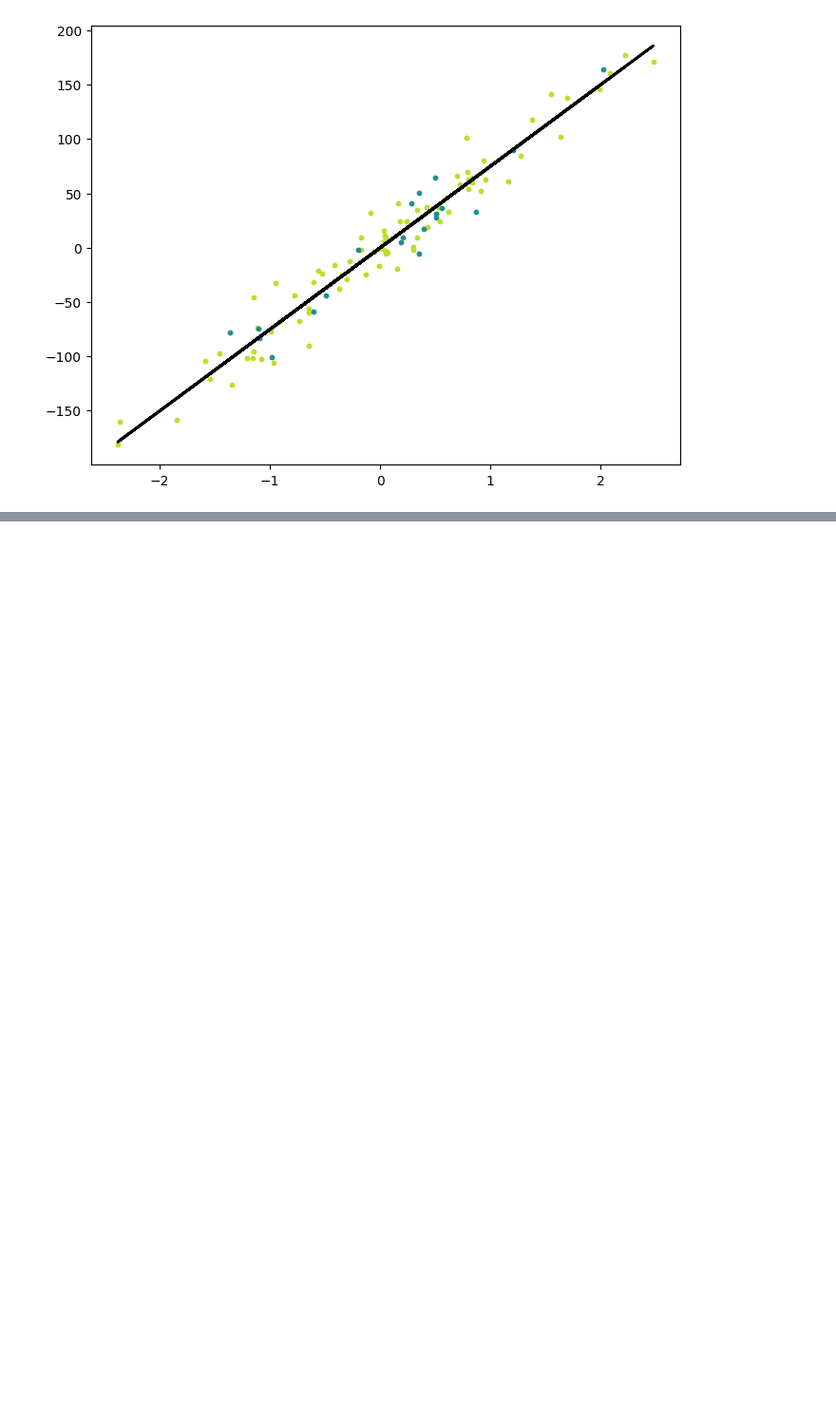
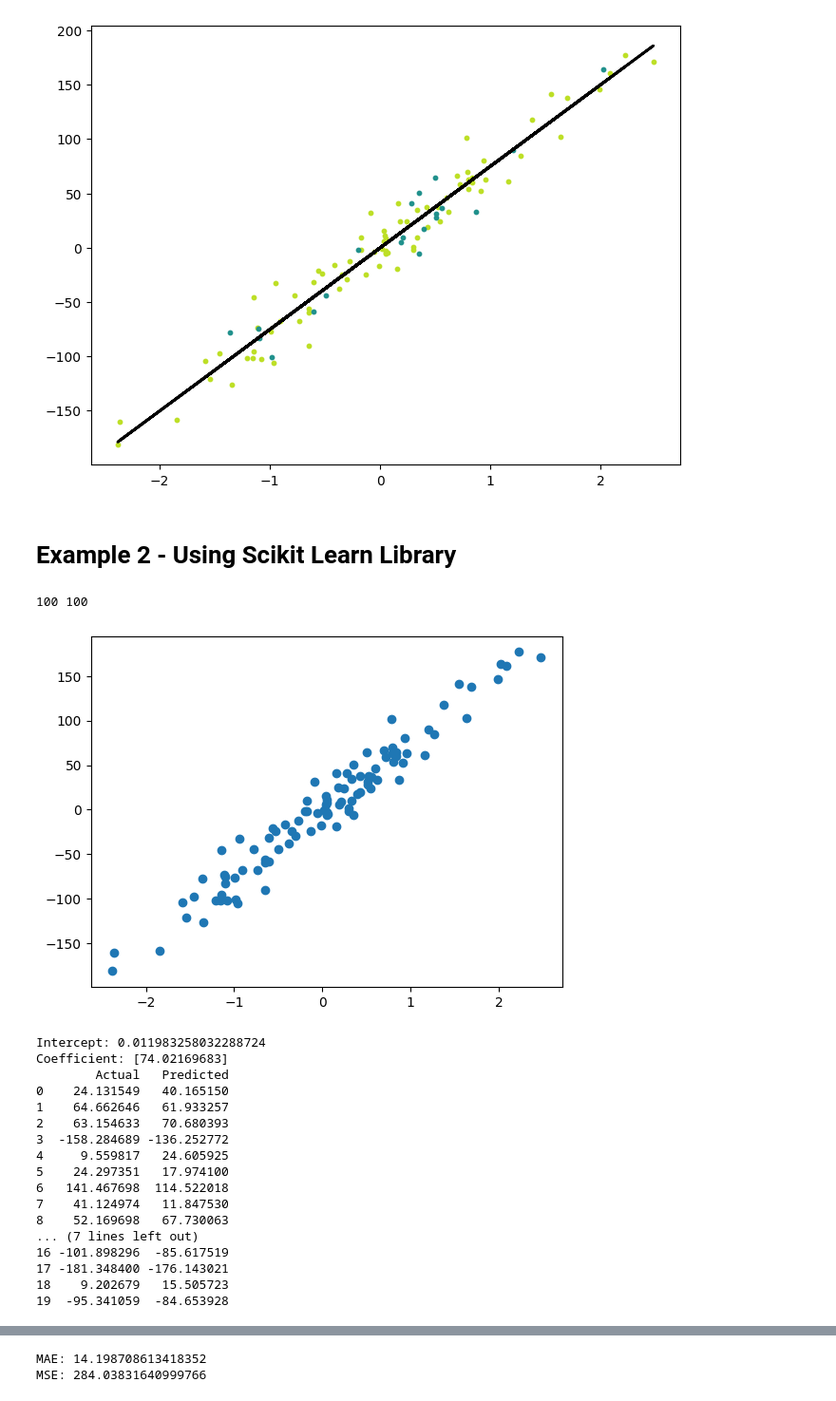
Before and after one commit to Arnold-18-CS/Machine-Learning-Algorithms, a Jupyter notebook: linear_regression_ex.ipynb, the cells around one changed output, grey strips where cells are left out. Shown at 95% size. Cells and saved outputs as stored; diff of their text form; code cells hidden in the pictures; blank space fills up the shorter version.

Commit message:
Adding an example implementing scikit learn linear regression class

```diff
--- a/linear_regression_ex.ipynb
+++ b/linear_regression_ex.ipynb
@@ -128,7 +128,7 @@ plt.scatter(X_train, y_train)
 # %% [markdown]
 ## Build the Linear Regression Model
 # %%
-class LinearRegression:
+class LinearRegressionEx:
 
     def __init__(self, lr = 0.001, n_it=1000):
         self.lr = lr
@@ -174,7 +174,7 @@ plt.show()
 # %% [markdown]
 Training our model on some data, modify the lr to see how the prediction line changes
 # %%
-reg = LinearRegression(lr=0.01)
+reg = LinearRegressionEx(lr=0.01)
 reg.fit(X_train,y_train)
 predictions = reg.predict(X_test)
 
@@ -194,3 +194,67 @@ plt.show()
 # %% [output]
 305.7719958301902
 [figure]
+# %% [markdown]
+# Example 2 - Using Scikit Learn Library
+# %%
+from sklearn.linear_model import LinearRegression
+from sklearn import metrics
+X, y = datasets.make_regression(n_samples=100, n_features=1, noise=20, random_state=4)
+print(len(X),len(y))
+
+plt.scatter(X,y)
+plt.show()
+
+# plt.hist(X)
+# plt.show()
+
+# Data splicing
+X_train, X_test, y_train, y_test = train_test_split(X, y, test_size=0.2, random_state=0)
+
+# Instatiate class and train
+regressor = LinearRegression()
+regressor.fit(X_train, y_train)
+
+print('Intercept:', regressor.intercept_)
+print('Coefficient:', regressor.coef_)
+
+y_pred = regressor.predict(X_test)
+df = pd.DataFrame({'Actual': y_test.flatten(), 'Predicted': y_pred.flatten()})
+print(df)
+
+df1 = df.head(30)
+df1.plot(kind='bar', figsize=(10,8))
+plt.show()
+
+y_pred_line = reg.predict(X)
+cmap = plt.get_cmap('viridis')
+fig = plt.figure(figsize=(8,6))
+m1 = plt.scatter(X_train, y_train, color=cmap(0.9), s=10)
+m2 = plt.scatter(X_test, y_test, color=cmap(0.5), s=10)
+plt.plot(X, y_pred_line, color='black', linewidth=2, label='Prediction')
+plt.show()
+
+print('MAE:', metrics.mean_absolute_error(y_test, y_pred))
+print('MSE:', metrics.mean_squared_error(y_test, y_pred))
+
+# To improve, we can use parameter tuning, use another better fitted feature, or train with more data
+# %% [output]
+100 100
+[figure, added]
+Intercept: 0.011983258032288724
+Coefficient: [74.02169683]
+        Actual   Predicted
+0    24.131549   40.165150
+1    64.662646   61.933257
+2    63.154633   70.680393
+3  -158.284689 -136.252772
+4     9.559817   24.605925
+5    24.297351   17.974100
+6   141.467698  114.522018
+7    41.124974   11.847530
+8    52.169698   67.730063
+... (7 lines left out)
+16 -101.898296  -85.617519
+17 -181.348400 -176.143021
+18    9.202679   15.505723
+19  -95.341059  -84.653928
@@ -196,0 +263,2 @@ plt.show()
+MAE: 14.198708613418352
+MSE: 284.03831640999766
```
Also changed, not shown: parts of 1 cell of this notebook.
